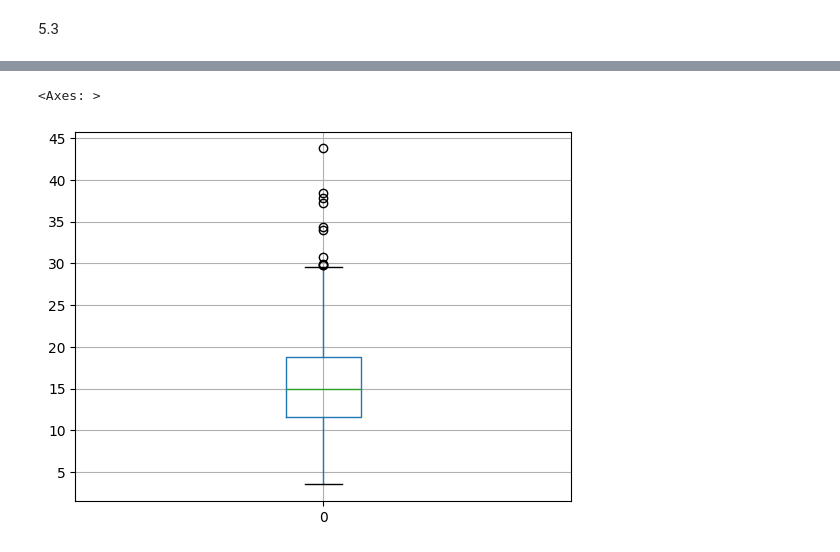
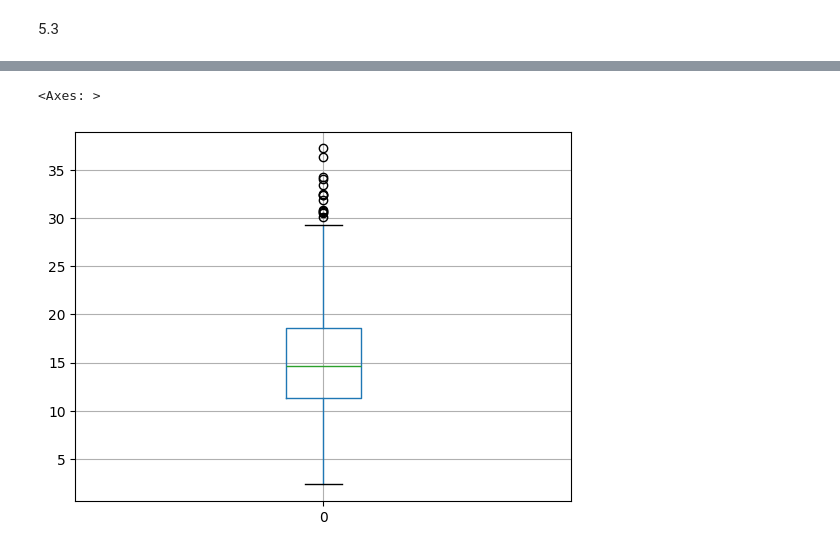
Before and after one commit to MaargoGysarova/Static_lab_1, a Jupyter notebook: Lab_2/lab2.ipynb, the cells around one changed output, grey strips where cells are left out. Cells and saved outputs as stored; diff of their text form; code cells hidden in the pictures.

```diff
--- a/Lab_2/lab2.ipynb
+++ b/Lab_2/lab2.ipynb
@@ -59,7 +57,7 @@ print("доверительный интервал, найденный вруч
 # %%
 ##confidence_interval = stats.t.interval(confidence_level, degrees_of_freedom, loc=x_bar, scale=S)
-S = sts.sem(sample)
-interval_2 = sts.t.interval(gamma, df=n-1, loc=mean, scale= S)
+
+interval_2 = sts.t.interval(gamma, df=n-1, loc=mean, scale= standard_error )
 print("\nдоверительный интервал, найденный python: \n", interval_2)
 # %% [output]
 доверительный интервал, найденный python:
@@ -174,8 +182,4 @@ print(GAMMA)
 z_list = []
 for j in range(0,M):
     sample_i = np.random.normal(a, sigma, n)
-    S = np.std(sample_i, ddof=1)
-    mean = statistics.mean(sample_i)
-
-    z_list.append(((n-1)*S**2)/sigma**2)
-print(z_list)
+    z_list.append(sample_i)
@@ -188,0 +188,28 @@ F-распределение используется для сравнения
+# %%
+# Xср = (1/n) * ΣXi
+# S^2 = (1/(n-1)) * Σ(Xi - Xср)^2
+# Z = ((n - 1) * S^2) / (σ^2)
+
+# Создим список для хранения наблюдаемых значений Z
+observed_values_of_Z = []
+
+# Моделирование M выборок
+for i in range(M):
+
+    # Вычисляем среднее значение Xср
+    X_avg = np.mean(z_list[i])
+
+    # Вычисляем S^2
+    S_squared = np.sum((z_list[i] - X_avg)**2) / (n - 1)
+
+    # Вычисляем наблюдаемое значение Z
+    Z = ((n - 1) * S_squared) / (sigma**2)
+
+    observed_values_of_Z.append(Z)
+
+# Строим гистограмму
+plt.hist(observed_values_of_Z, bins=20, edgecolor='k')
+plt.xlabel("Значения Z")
+plt.ylabel("Частота")
+plt.title("Гистограмма наблюдаемых значений Z")
+plt.show()
@@ -218,8 +271,8 @@ plt.plot(x, y, color='red', label='Теоретическая частота')
 # %%
 import pandas as pd
 #plt.boxplot(data)
-data_frame = pd.DataFrame(z_list)
+data_frame = pd.DataFrame(observed_values_of_Z)
 data_frame.boxplot()
 # %% [output]
 <Axes: >
-[figure, old version]
+[figure, new version]
```
Also changed, not shown: parts of 32 cells of this notebook, 4 other files.
